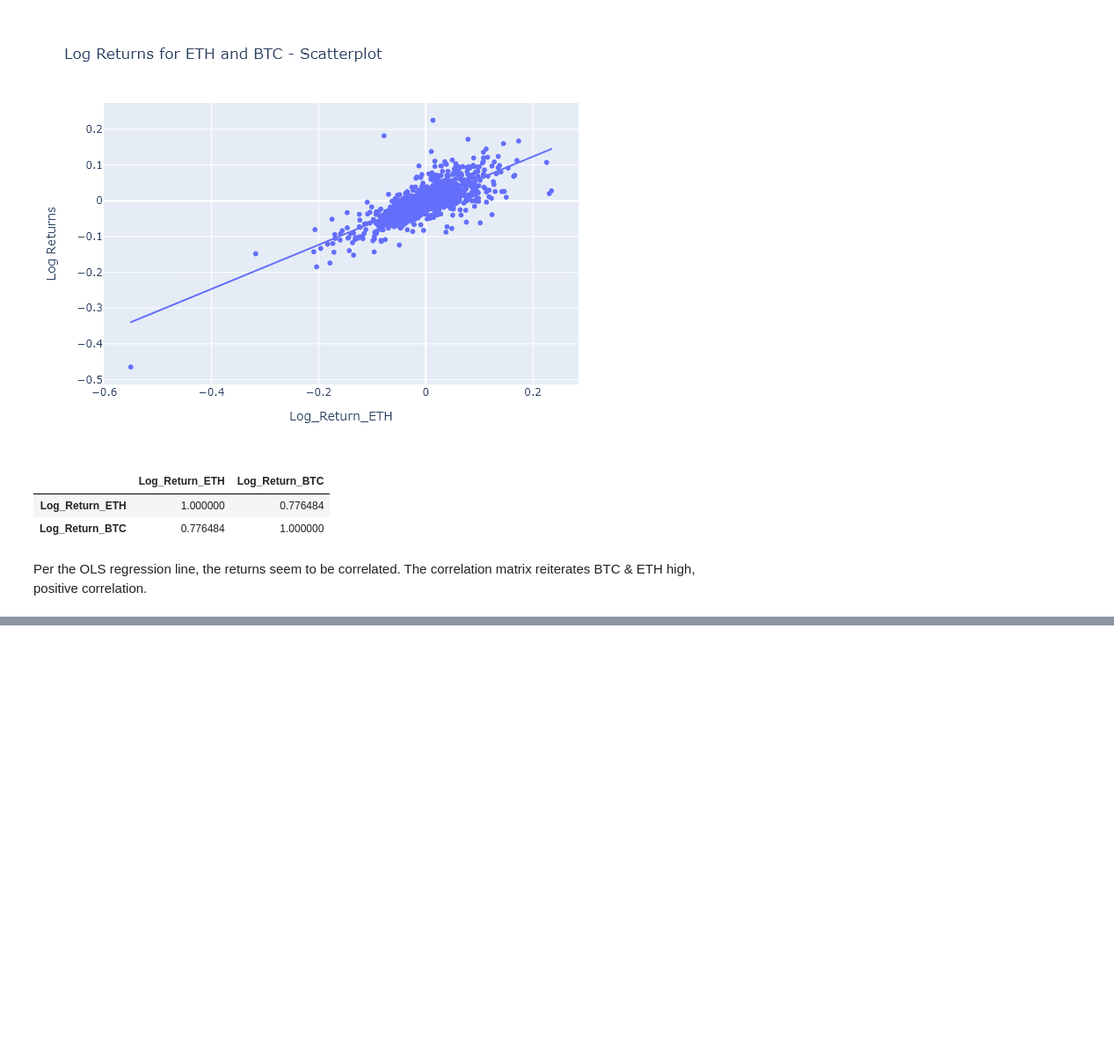
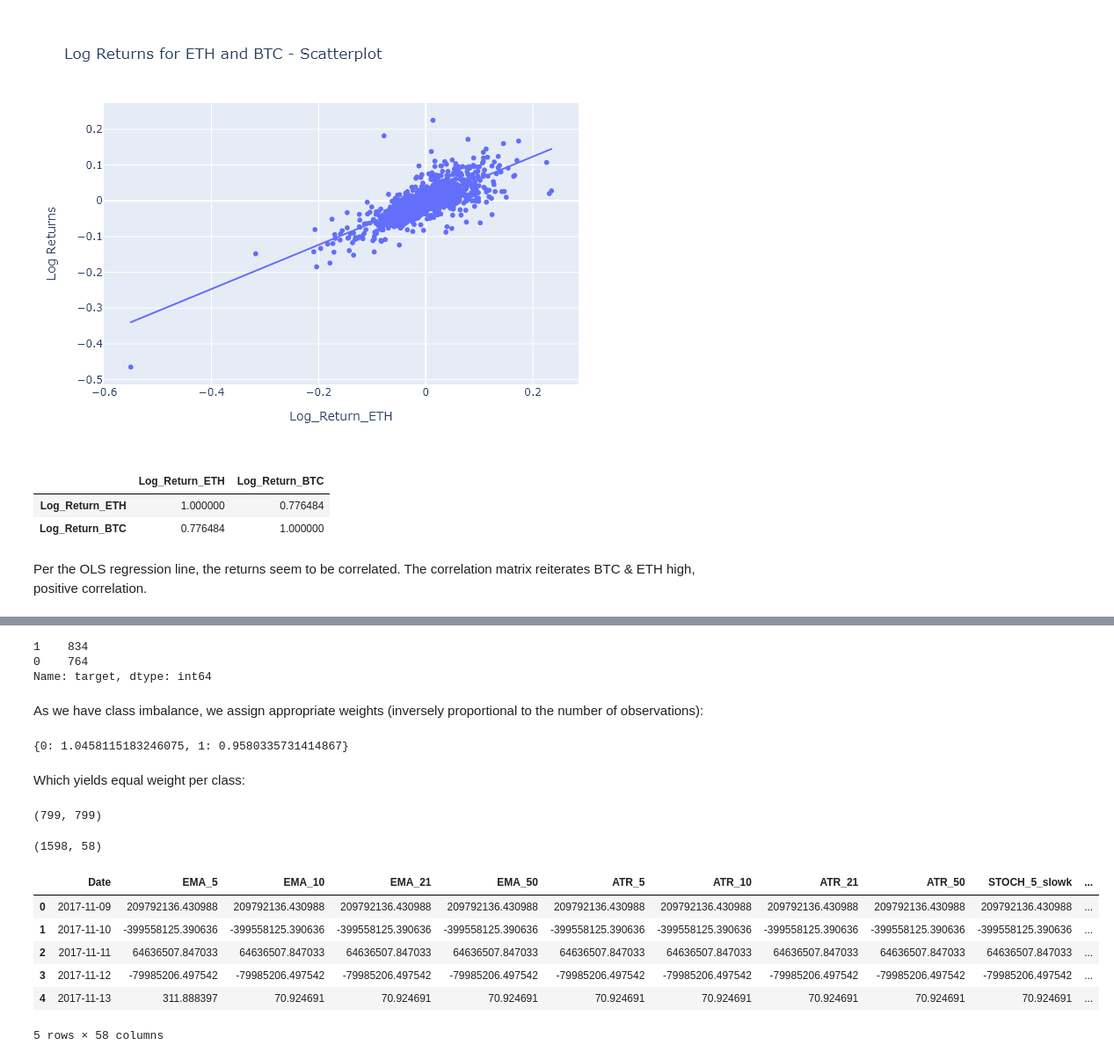
Before and after one commit to Yamamuen/CQF_final_project, a Jupyter notebook: processing_EDA.ipynb, the cells around one changed output, grey strips where cells are left out. Shown at 88% size. Saved outputs shown, nothing was run; the diff lists cells and outputs as text; code cells hidden in the pictures; blank space fills up the shorter version.

```diff
--- a/processing_EDA.ipynb
+++ b/processing_EDA.ipynb
@@ -255,0 +230,28 @@ eth
+# %%
+# For Ethereum:
+for func in ['EMA', 'ATR', 'STOCH', 'MACD', 'CCI', 'AD', 'BBANDS', 'MOM']:
+    for l in lookbacks:
+        col_name = f'{func}_{l}'
+
+        try: #will only vary timeperiods if time period is present as a parameter
+            eth[col_name] = eval(f'{func}(inputs, timeperiod={l})')
+
+        except: #when time window is not present as a parameter & or there is more than 1 output
+            # print(col_name)
+            if func == "STOCH":
+                eth[col_name+'_slowk'],eth[col_name+'_slowd'] = eval(f'{func}(inputs)')
+            elif func =="MACD":
+                eth[col_name], eth[col_name+ '_signal'], eth[col_name+ '_hist'] = eval(f'{func}(inputs)')
+            elif func =="BBANDS":
+                eth[col_name+'_upperband'], eth[col_name+ '_middleband'], eth[col_name+ '_lowerband '] = eval(f'{func}(inputs, timeperiod={l})')
+            else:
+                print(col_name+' deu ruim')
+                pass
+
+# Adding drift-independent volatility (Yang & Zhang)
+
+for l in lookbacks:
+    eth[f'di_vol_{l}'] = get_hvol_yz(eth,lookback=l)
+# %%
+# We also backfill columns to avoid NaNs
+eth = eth.bfill(axis=1)
@@ -255,0 +260,36 @@ eth
+# %%
+eth['target'] = np.where(eth['Pct_chg']>0, 1, 0)
+# %%
+classes = eth['target'].value_counts()
+classes
+# %% [output]
+1    834
+0    764
+Name: target, dtype: int64
+# %% [markdown]
+As we have class imbalance, we assign appropriate weights (inversely proportional to the number of observations):
+# %%
+class_weights = cwts(eth)
+class_weights
+# %% [output]
+{0: 1.0458115183246075, 1: 0.9580335731414867}
+# %% [markdown]
+Which yields equal weight per class:
+# %%
+round(class_weights[0] * classes[0]), round(class_weights[1] * classes[1])
+# %% [output]
+(799, 799)
+# %%
+# Dropping unnecessary columns
+df = eth.drop(['Open','High','Low', 'Close','Adj Close','Volume','Pct_chg','Log_Return'], axis=1)
+print(df.shape)
+df.head()
+# %% [output]
+(1598, 58)
+|  | Date | EMA_5 | EMA_10 | EMA_21 | EMA_50 | ATR_5 | ATR_10 | ATR_21 | ATR_50 | STOCH_5_slowk | ... |
+| 0 | 2017-11-09 | 209792136.430988 | 209792136.430988 | 209792136.430988 | 209792136.430988 | 209792136.430988 | 209792136.430988 | 209792136.430988 | 209792136.430988 | 209792136.430988 | ... |
+| 1 | 2017-11-10 | -399558125.390636 | -399558125.390636 | -399558125.390636 | -399558125.390636 | -399558125.390636 | -399558125.390636 | -399558125.390636 | -399558125.390636 | -399558125.390636 | ... |
+| 2 | 2017-11-11 | 64636507.847033 | 64636507.847033 | 64636507.847033 | 64636507.847033 | 64636507.847033 | 64636507.847033 | 64636507.847033 | 64636507.847033 | 64636507.847033 | ... |
+| 3 | 2017-11-12 | -79985206.497542 | -79985206.497542 | -79985206.497542 | -79985206.497542 | -79985206.497542 | -79985206.497542 | -79985206.497542 | -79985206.497542 | -79985206.497542 | ... |
+| 4 | 2017-11-13 | 311.888397 | 70.924691 | 70.924691 | 70.924691 | 70.924691 | 70.924691 | 70.924691 | 70.924691 | 70.924691 | ... |
+5 rows × 58 columns
```
Also changed, not shown: parts of 10 cells of this notebook.
